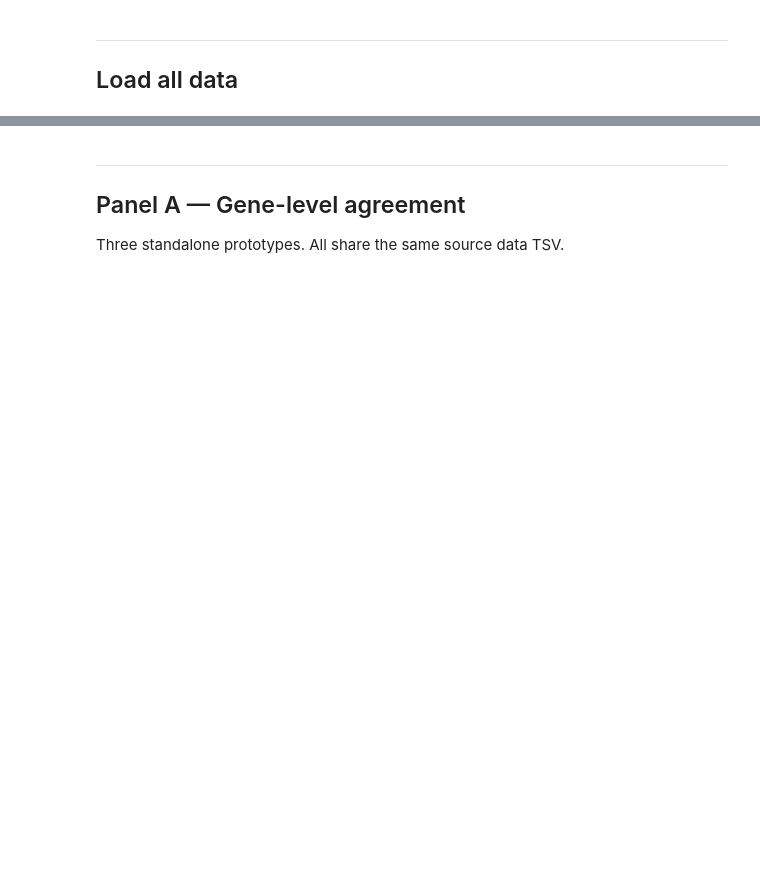
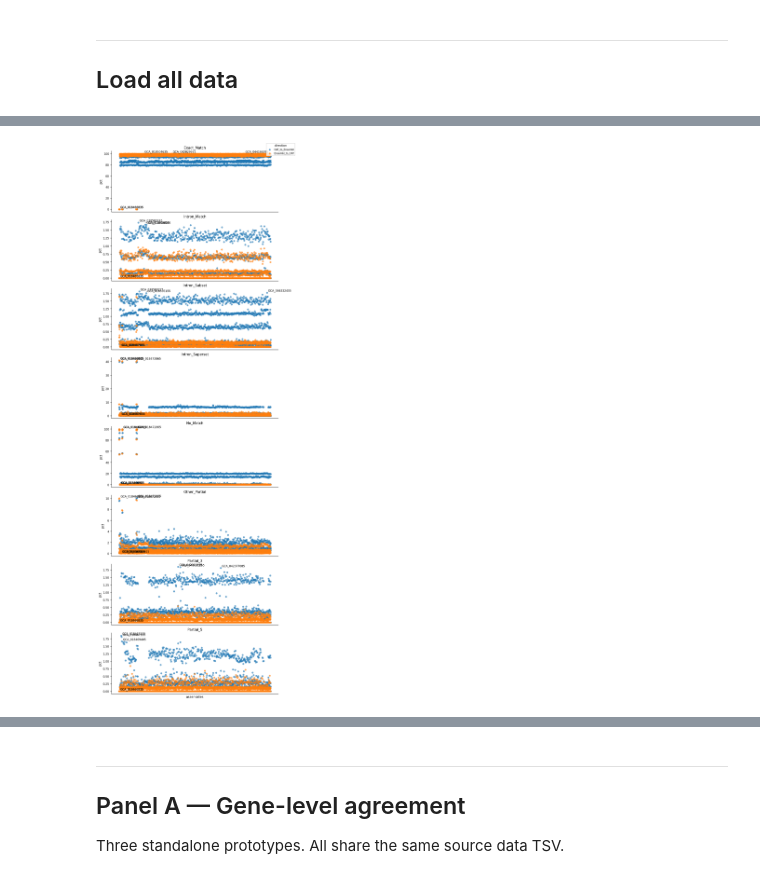
Before and after one commit to Ensembl/hprc-qc, a Jupyter notebook: nextflow/pipelines/ensembl_cat_comparison/notebooks/figure_main_concordance_v2.ipynb, the cells around one changed output, grey strips where cells are left out. Cells and saved outputs as stored; diff of their text form; code cells hidden in the pictures; blank space fills up the shorter version.

Commit message:
updated plotting

```diff
--- a/nextflow/pipelines/ensembl_cat_comparison/notebooks/figure_main_concordance_v2.ipynb
+++ b/nextflow/pipelines/ensembl_cat_comparison/notebooks/figure_main_concordance_v2.ipynb
@@ -231,0 +246,76 @@ if not div_asm.empty:
+# %%
+import pandas as pd
+import numpy as np
+import matplotlib.pyplot as plt
+
+df = ic_data.copy()
+
+classifications = sorted(df["classification"].unique())
+directions = sorted(df["direction"].unique())
+
+direction_colors = {
+    directions[0]: "tab:blue",
+    directions[1]: "tab:orange" if len(directions) > 1 else "tab:blue"
+}
+
+direction_offset = {
+    directions[0]: -0.12,
+    directions[1]:  0.12 if len(directions) > 1 else 0
+}
+
+fig, axes = plt.subplots(
+    len(classifications), 1,
+    figsize=(8, 2.8 * len(classifications))
+)
+
+if len(classifications) == 1:
+    axes = [axes]
+
+for ax, cls in zip(axes, classifications):
+
+    sub = df[df["classification"] == cls].copy().reset_index(drop=True)
+    sub["x"] = np.arange(len(sub))
+
+    for direction, g in sub.groupby("direction"):
+
+        x = g["x"] + direction_offset[direction]
+
+        ax.scatter(
+            x,
+            g["pct"],
+            color=direction_colors[direction],
+            alpha=0.6,
+            s=18,
+            label=direction
+        )
+
+    # ---- label only extreme points ----
+    top = sub.nlargest(3, "pct")
+    bottom = sub.nsmallest(3, "pct")
+    label_points = pd.concat([top, bottom])
+
+    for _, row in label_points.iterrows():
+        ax.annotate(
+            row["assembly_accession"].split(".")[0],
+            (row["x"], row["pct"]),
+            xytext=(3,3),
+            textcoords="offset points",
+            fontsize=8
+        )
+
+    ax.set_title(cls)
+    ax.set_ylabel("pct")
+    ax.set_xticks([])
+
+    ax.spines["top"].set_visible(False)
+    ax.spines["right"].set_visible(False)
+
+handles, labels = axes[0].get_legend_handles_labels()
+fig.legend(handles, labels, title="direction", loc="upper right")
+
+axes[-1].set_xlabel("assemblies")
+
+plt.tight_layout()
+plt.show()
+# %% [output]
+[figure, added]
```
Also changed, not shown: parts of 34 cells of this notebook, 1 other file.
